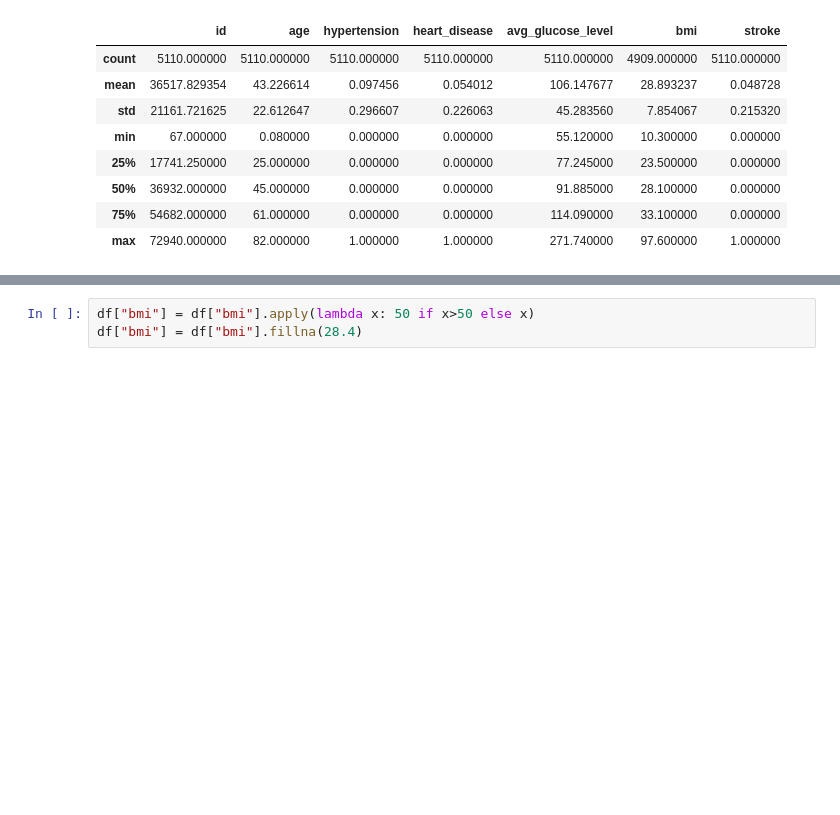
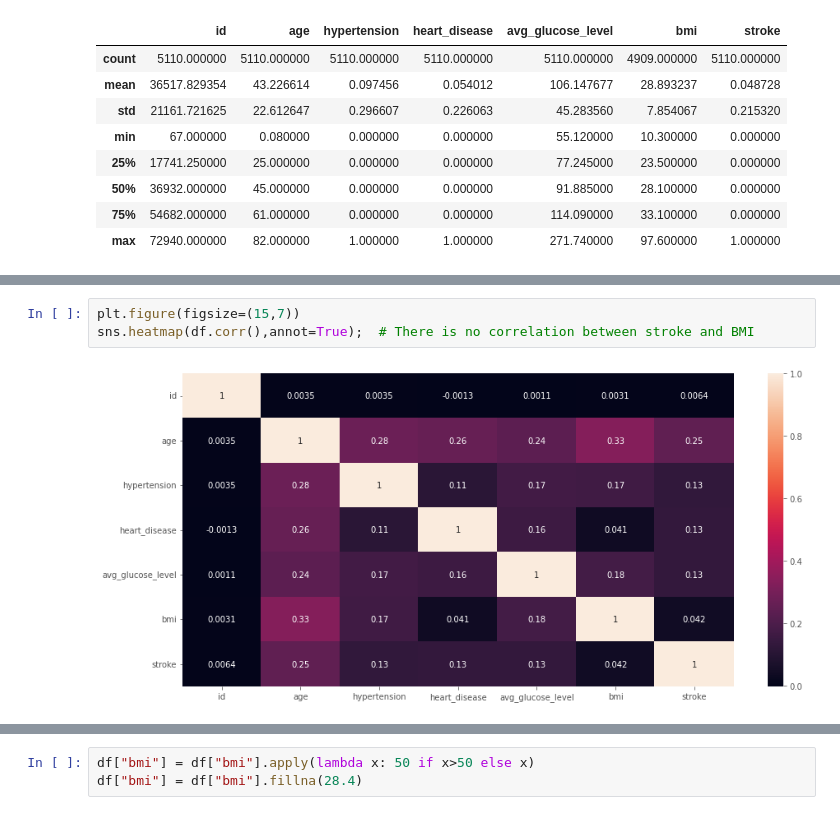
Before and after one commit to aschauhan241/git_test, a Jupyter notebook: Stroke_Prediction.ipynb, the cells around one changed output, grey strips where cells are left out. Cells and saved outputs as stored; diff of their text form; blank space fills up the shorter version.

```diff
--- a/Stroke_Prediction.ipynb
+++ b/Stroke_Prediction.ipynb
@@ -97,0 +161,5 @@ dtype: int64
+# %%
+plt.figure(figsize=(15,7))
+sns.heatmap(df.corr(),annot=True);  # There is no correlation between stroke and BMI
+# %% [output]
+[figure, added]
```
Also changed, not shown: parts of 10 cells of this notebook.
